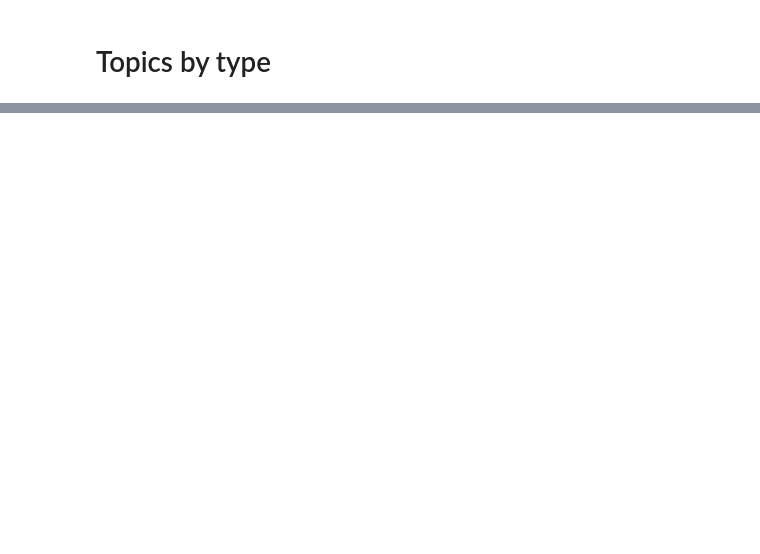
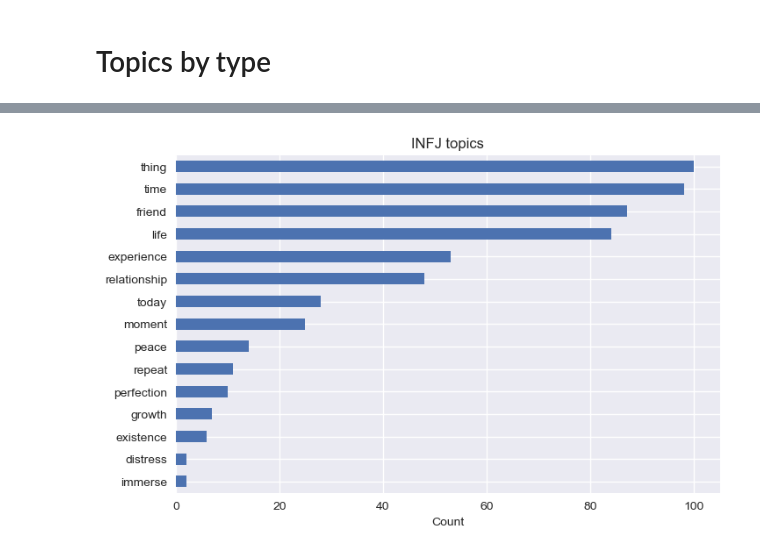
Before and after one commit to aliy1912/dsc_23, a Jupyter notebook: CAP3/cap3_nb1.ipynb, the cells around one changed output, grey strips where cells are left out. Cells and saved outputs as stored; diff of their text form; code cells hidden in the pictures; blank space fills up the shorter version.

```diff
--- a/CAP3/cap3_nb1.ipynb
+++ b/CAP3/cap3_nb1.ipynb
@@ -228,0 +349,4 @@ import wordcloud
+# %%
+clean_get_plot_topics(infj.posts[:100], 'INFJ topics')
+# %% [output]
+[figure, added]
```
Also changed, not shown: parts of 73 cells of this notebook.
